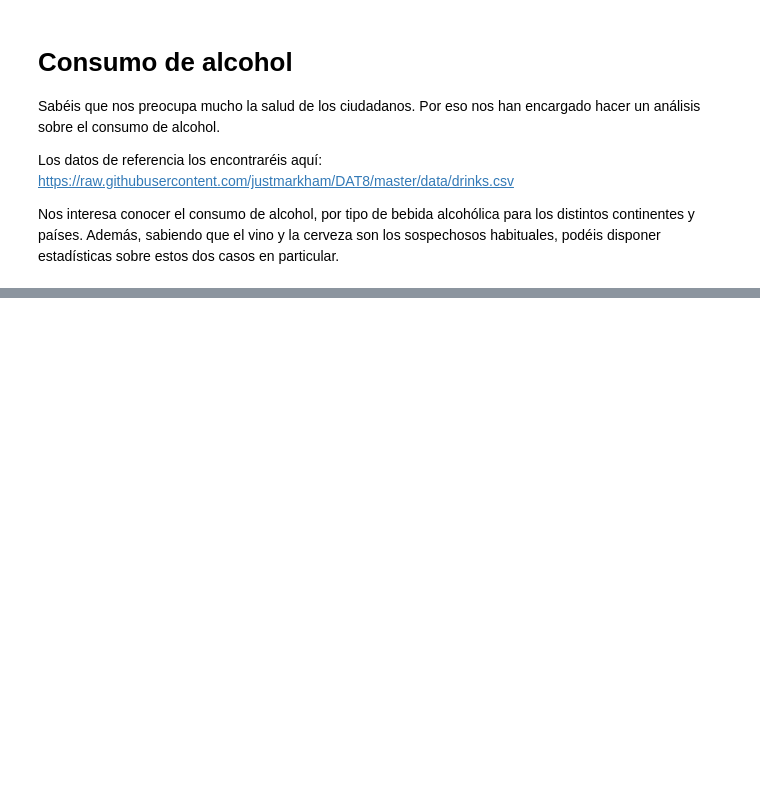
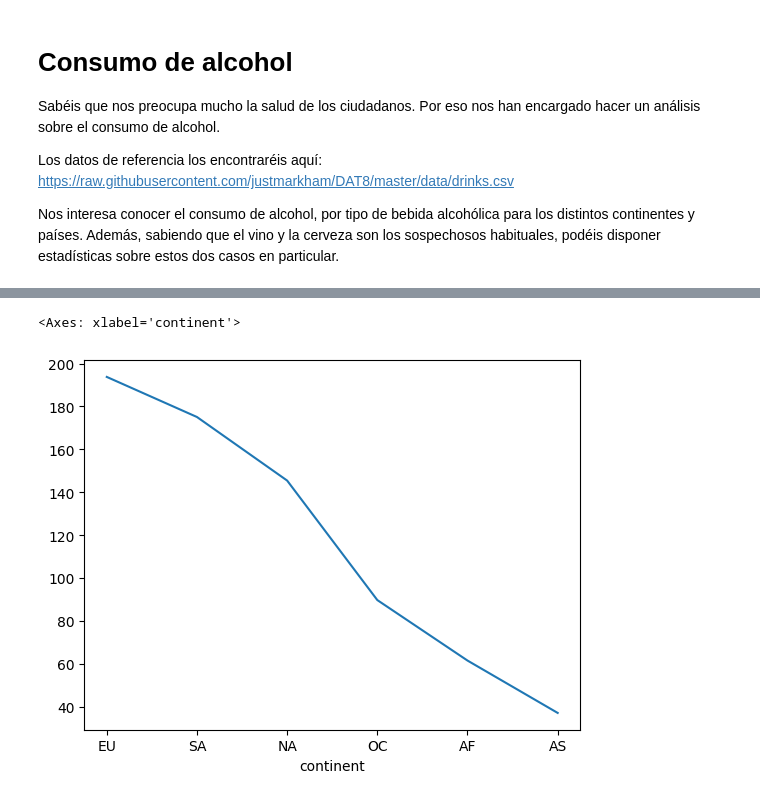
Before and after one commit to diegogerwig/TheBridge_DataScience, a Jupyter notebook: _Exercices/Exer_1_Core/Ex_1_02_Pandas/1_2_3_Alcohol _Consumption.ipynb, the cells around one changed output, grey strips where cells are left out. Drawn from its saved outputs; the diff is of its cells as text; code cells hidden in the pictures; blank space fills up the shorter version.

```diff
--- a/_Exercices/Exer_1_Core/Ex_1_02_Pandas/1_2_3_Alcohol _Consumption.ipynb
+++ b/_Exercices/Exer_1_Core/Ex_1_02_Pandas/1_2_3_Alcohol _Consumption.ipynb
@@ -51,0 +222,5 @@ df['total_litres_of_pure_alcohol'].plot()
+# %%
+df.groupby('continent')['beer_servings'].mean().sort_values(ascending=False).plot()
+# %% [output]
+<Axes: xlabel='continent'>
+[figure, added]
```
Also changed, not shown: parts of 19 cells of this notebook.
